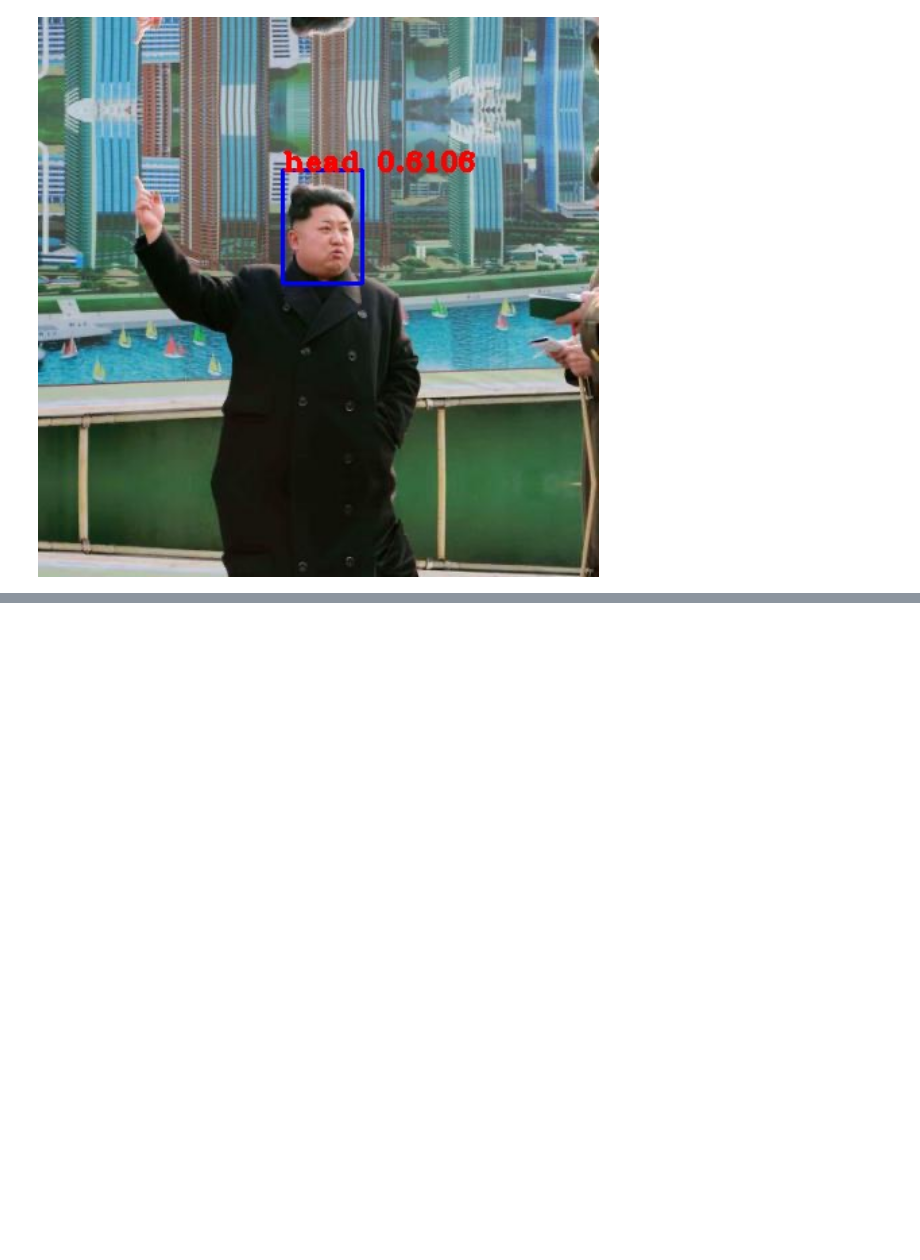
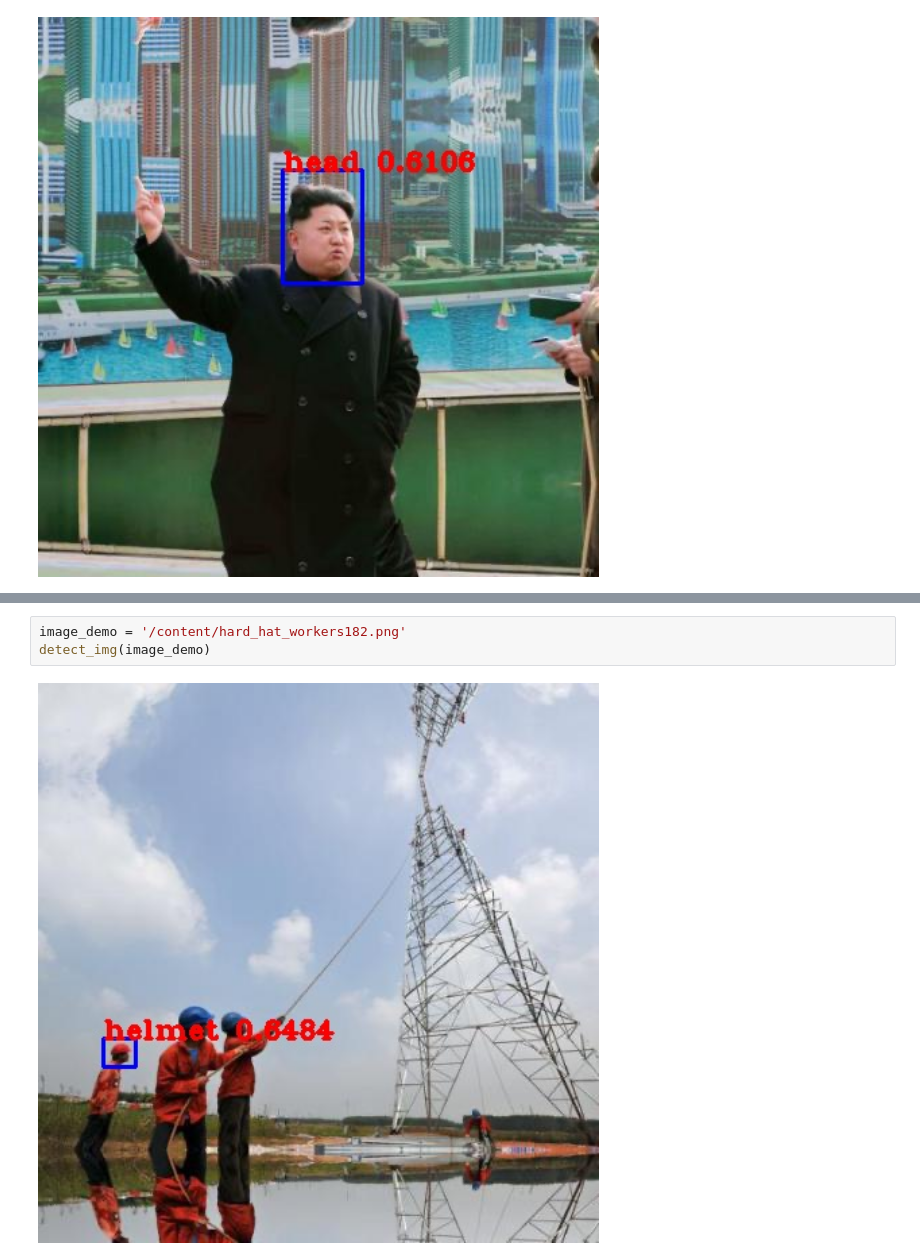
Before and after one commit to sayan0506/HardHead-Detection-for-Safety-Surveilance, a Jupyter notebook: Personal_Safety_Equipment_Detection_System_using_YoloV3.ipynb, the cells around one changed output, grey strips where cells are left out. Saved outputs shown, nothing was run; the diff lists cells and outputs as text; blank space fills up the shorter version.

```diff
--- a/Personal_Safety_Equipment_Detection_System_using_YoloV3.ipynb
+++ b/Personal_Safety_Equipment_Detection_System_using_YoloV3.ipynb
@@ -1500,0 +1508,5 @@ detect_img(image_demo)
+# %%
+image_demo = '/content/hard_hat_workers182.png'
+detect_img(image_demo)
+# %% [output]
+[figure, added]
```
Also changed, not shown: parts of 3 cells of this notebook.
